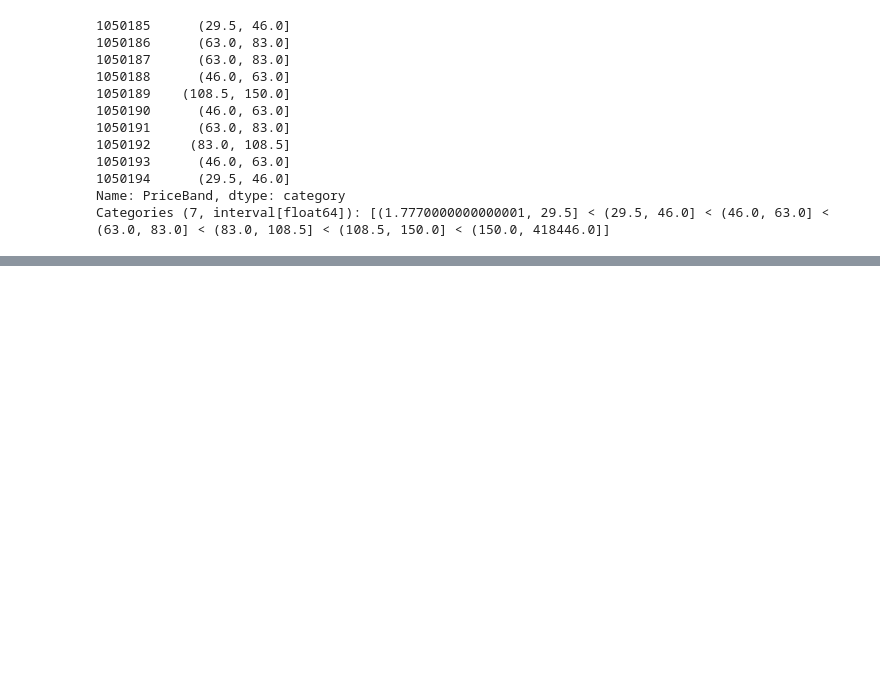
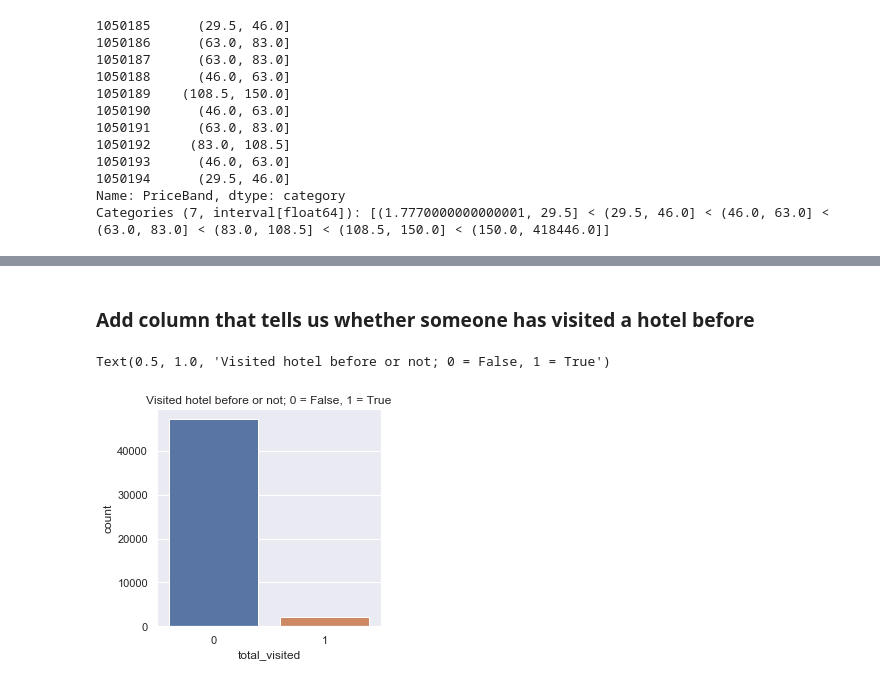
Before and after one commit to NatasjaWezel/DataMiningTechniques, a Jupyter notebook: Assignment2/rebecca_eda.ipynb, the cells around one changed output, grey strips where cells are left out. Saved outputs shown, nothing was run; the diff lists cells and outputs as text; code cells hidden in the pictures; blank space fills up the shorter version.

```diff
--- a/Assignment2/rebecca_eda.ipynb
+++ b/Assignment2/rebecca_eda.ipynb
@@ -93,3 +112,8 @@ showcompareplot(compare_cols_total, total_diff, "Availability rates for all data
+# %%
+# Drop all other comp_rate and comp_inv columns:
+df = df.drop(compare_cols_inv, axis=1)
+df = df.drop(compare_cols, axis=1)
+df = df.drop(compare_cols_total, axis=1)
 # %% [markdown]
 ### Most people search for a one night stay and with two people (adults) and no children.
 # %%
@@ -175,0 +186,25 @@ df_us.head(10)
+# %% [markdown]
+### Add column that tells us whether someone has visited a hotel before
+# %%
+hist_starrating = df.visitor_hist_starrating.isna()
+hist_adr = df.visitor_hist_adr_usd.isna()
+
+# Dit kan waarschijnlijk veel mooier en sneller maar het werkt...
+total_visited = []
+for index, row in df.iterrows():
+    if hist_starrating[index] or hist_adr[index]:
+        visited = 0
+    else:
+        visited = 1
+    total_visited.append(visited)
+
+df["total_visited"] = total_visited
+
+# lookup = df.loc[:, 'visitor_hist_starrating':'visitor_hist_adr_usd'].notnull().idxmax(1)
+# df.assign(visited_before=df.lookup(lookup.index, lookup.values))
+# %%
+plt.figure(figsize=(4, 4))
+sns.countplot(x="total_visited", data=df).set_title("Visited hotel before or not; 0 = False, 1 = True")
+# %% [output]
+Text(0.5, 1.0, 'Visited hotel before or not; 0 = False, 1 = True')
+[figure, added]
```
Also changed, not shown: parts of 5 cells of this notebook, 1 other file.
